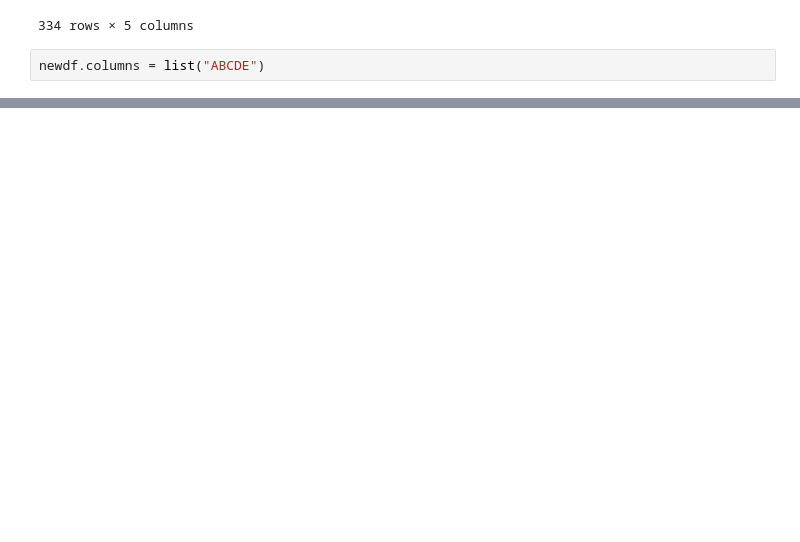
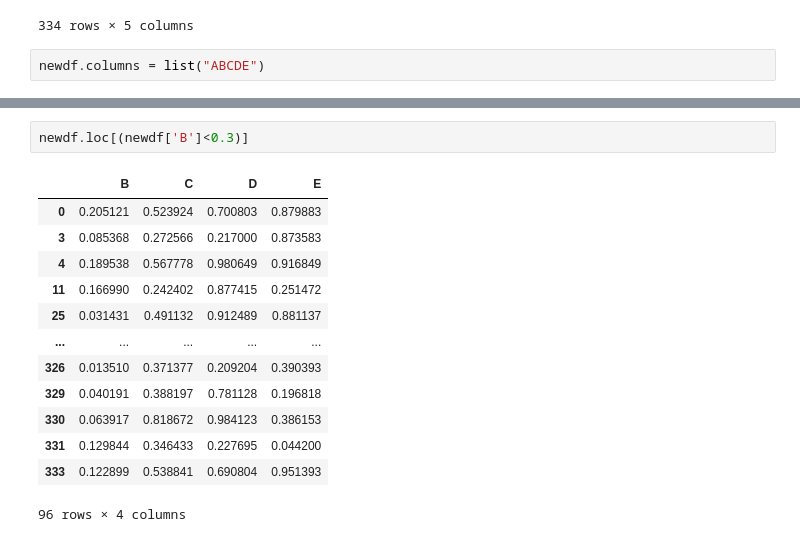
Before and after one commit to kirtic921/Pandas, a Jupyter notebook: pandas1.ipynb, the cells around one changed output, grey strips where cells are left out. Cells and saved outputs as stored; diff of their text form; blank space fills up the shorter version.

Commit message:
loc on dataframes tested

```diff
--- a/pandas1.ipynb
+++ b/pandas1.ipynb
@@ -399,0 +434,16 @@ NameError: name 'A' is not defined
+# %%
+newdf.loc[(newdf['B']<0.3)]
+# %% [output]
+|  | B | C | D | E |
+| 0 | 0.205121 | 0.523924 | 0.700803 | 0.879883 |
+| 3 | 0.085368 | 0.272566 | 0.217000 | 0.873583 |
+| 4 | 0.189538 | 0.567778 | 0.980649 | 0.916849 |
+| 11 | 0.166990 | 0.242402 | 0.877415 | 0.251472 |
+| 25 | 0.031431 | 0.491132 | 0.912489 | 0.881137 |
+| ... | ... | ... | ... | ... |
+| 326 | 0.013510 | 0.371377 | 0.209204 | 0.390393 |
+| 329 | 0.040191 | 0.388197 | 0.781128 | 0.196818 |
+| 330 | 0.063917 | 0.818672 | 0.984123 | 0.386153 |
+| 331 | 0.129844 | 0.346433 | 0.227695 | 0.044200 |
+| 333 | 0.122899 | 0.538841 | 0.690804 | 0.951393 |
+96 rows × 4 columns
```
Also changed, not shown: parts of 23 cells of this notebook, 1 other file.
